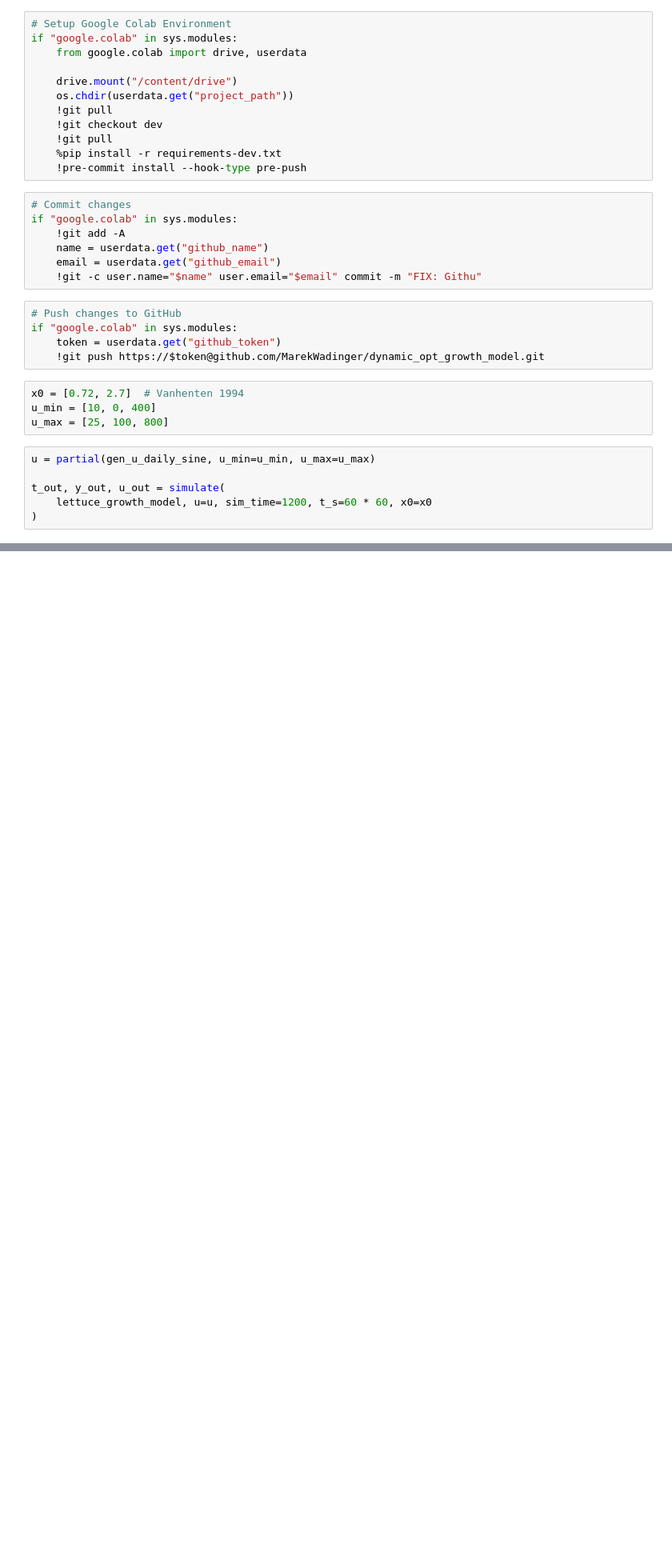
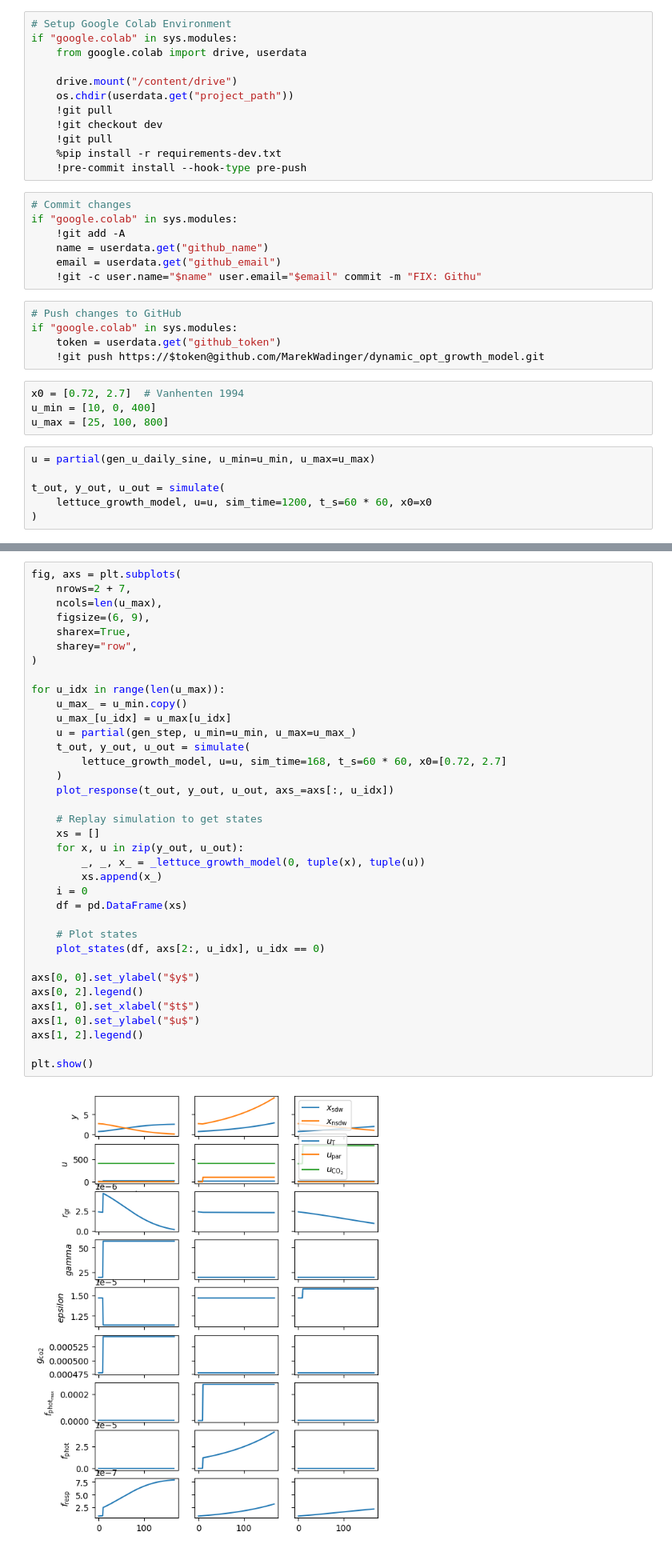
Before and after one commit to MarekWadinger/ecompc-greenhouse-platform, a Jupyter notebook: main.ipynb, the cells around one changed output, grey strips where cells are left out. Shown at 80% size. Saved outputs shown, nothing was run; the diff lists cells and outputs as text; blank space fills up the shorter version.

```diff
--- a/main.ipynb
+++ b/main.ipynb
@@ -80,0 +81,38 @@ plt.show()
+# %%
+fig, axs = plt.subplots(
+    nrows=2 + 7,
+    ncols=len(u_max),
+    figsize=(6, 9),
+    sharex=True,
+    sharey="row",
+)
+
+for u_idx in range(len(u_max)):
+    u_max_ = u_min.copy()
+    u_max_[u_idx] = u_max[u_idx]
+    u = partial(gen_step, u_min=u_min, u_max=u_max_)
+    t_out, y_out, u_out = simulate(
+        lettuce_growth_model, u=u, sim_time=168, t_s=60 * 60, x0=[0.72, 2.7]
+    )
+    plot_response(t_out, y_out, u_out, axs_=axs[:, u_idx])
+
+    # Replay simulation to get states
+    xs = []
+    for x, u in zip(y_out, u_out):
+        _, _, x_ = _lettuce_growth_model(0, tuple(x), tuple(u))
+        xs.append(x_)
+    i = 0
+    df = pd.DataFrame(xs)
+
+    # Plot states
+    plot_states(df, axs[2:, u_idx], u_idx == 0)
+
+axs[0, 0].set_ylabel("$y$")
+axs[0, 2].legend()
+axs[1, 0].set_xlabel("$t$")
+axs[1, 0].set_ylabel("$u$")
+axs[1, 2].legend()
+
+plt.show()
+# %% [output]
+[figure, added]
```
Also changed, not shown: parts of 4 cells of this notebook, 3 other files.
